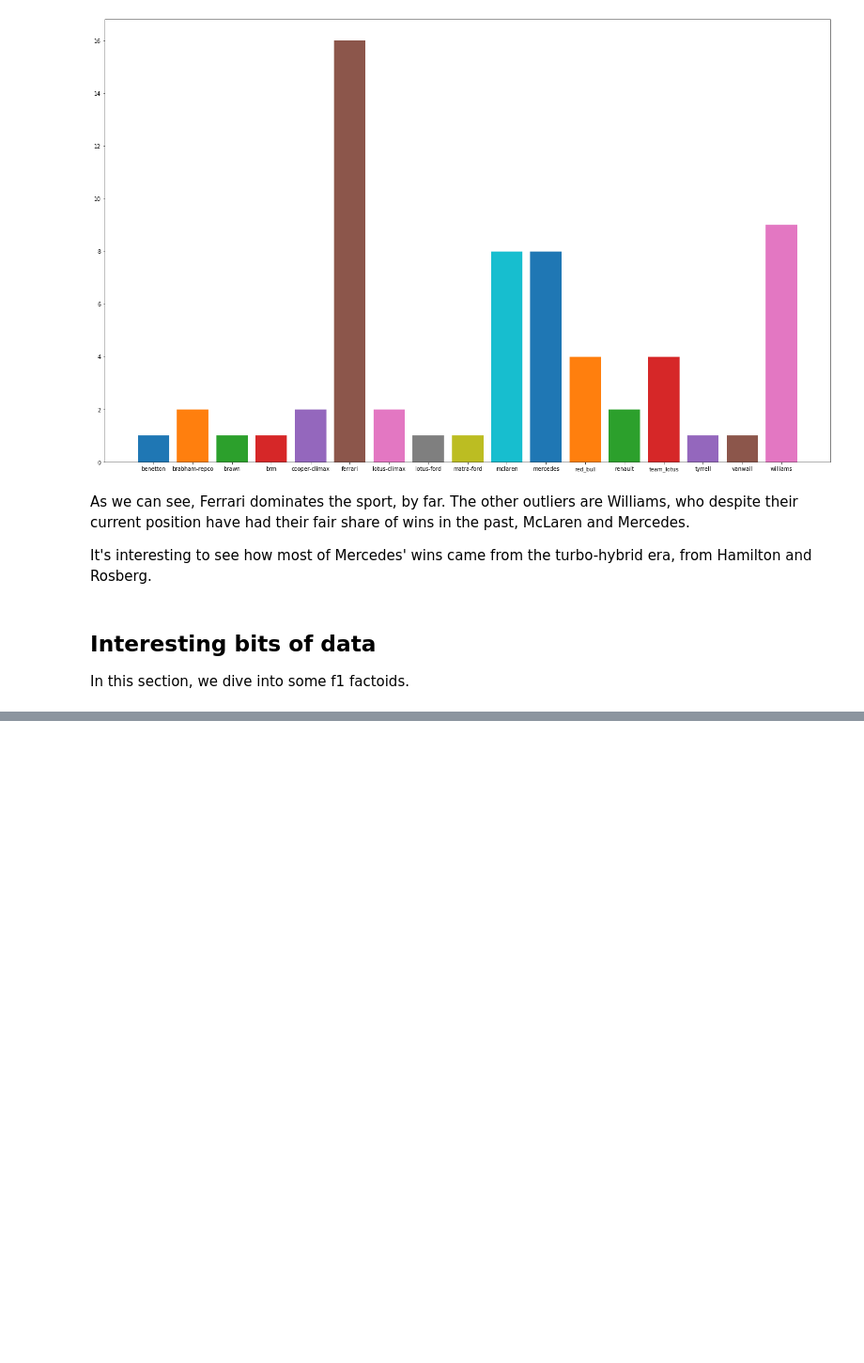
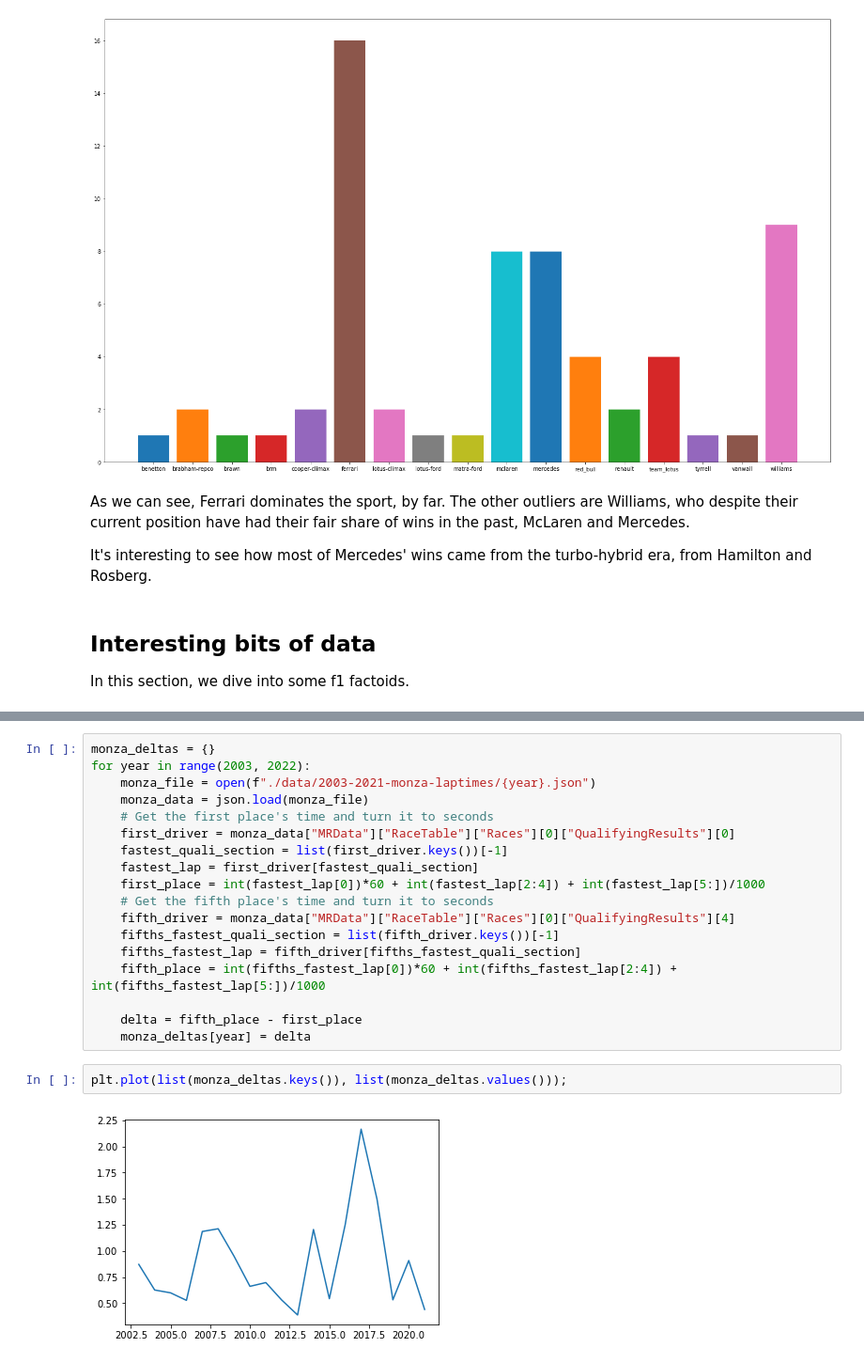
Before and after one commit to leoDomingos/study-on-formula-1-champions, a Jupyter notebook: f1-drivers-study.ipynb, the cells around one changed output, grey strips where cells are left out. Shown: that part at 94% size. Saved outputs shown, nothing was run; the diff lists cells and outputs as text; blank space fills up the shorter version.

```diff
--- a/f1-drivers-study.ipynb
+++ b/f1-drivers-study.ipynb
@@ -309,0 +401,22 @@ In this section, we dive into some f1 factoids.
+# %%
+monza_deltas = {}
+for year in range(2003, 2022):
+    monza_file = open(f"./data/2003-2021-monza-laptimes/{year}.json")
+    monza_data = json.load(monza_file)
+    # Get the first place's time and turn it to seconds
+    first_driver = monza_data["MRData"]["RaceTable"]["Races"][0]["QualifyingResults"][0]
+    fastest_quali_section = list(first_driver.keys())[-1]
+    fastest_lap = first_driver[fastest_quali_section]
+    first_place = int(fastest_lap[0])*60 + int(fastest_lap[2:4]) + int(fastest_lap[5:])/1000
+    # Get the fifth place's time and turn it to seconds
+    fifth_driver = monza_data["MRData"]["RaceTable"]["Races"][0]["QualifyingResults"][4]
+    fifths_fastest_quali_section = list(fifth_driver.keys())[-1]
+    fifths_fastest_lap = fifth_driver[fifths_fastest_quali_section]
+    fifth_place = int(fifths_fastest_lap[0])*60 + int(fifths_fastest_lap[2:4]) + int(fifths_fastest_lap[5:])/1000
+
+    delta = fifth_place - first_place
+    monza_deltas[year] = delta
+# %%
+plt.plot(list(monza_deltas.keys()), list(monza_deltas.values()));
+# %% [output]
+[figure, added]
```
Also changed, not shown: parts of 15 cells of this notebook, 37 other files.
